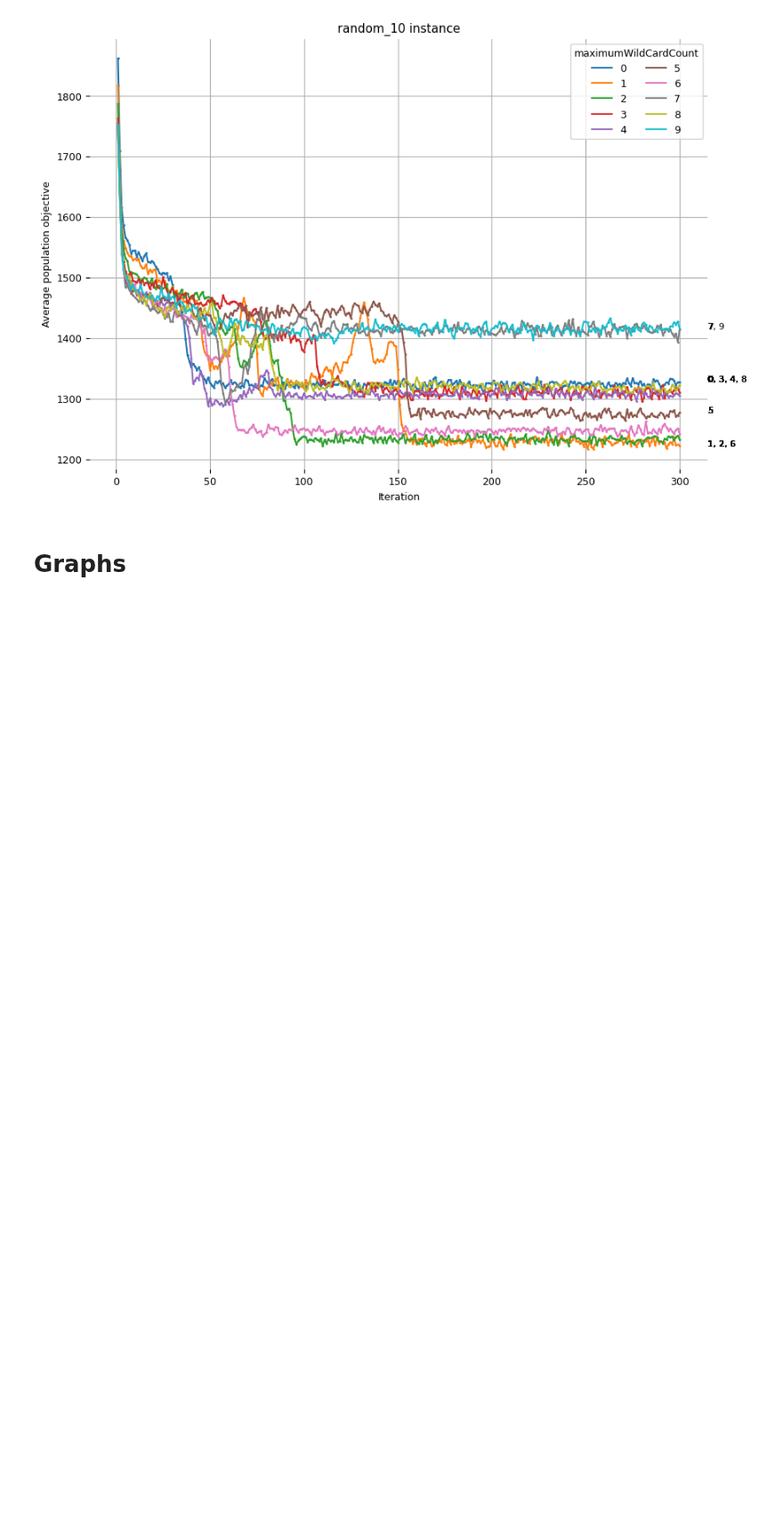
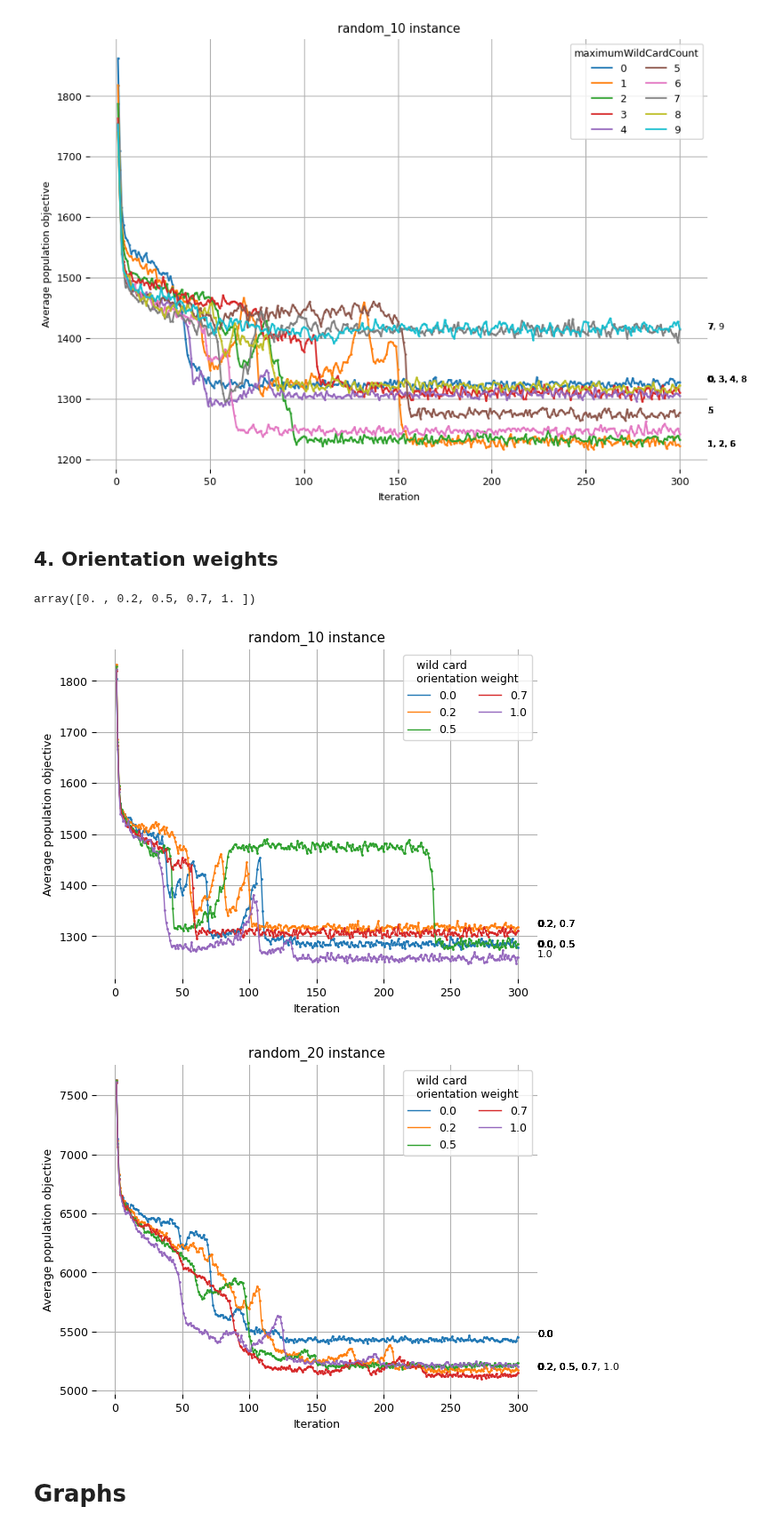
Before and after one commit to TaIos/master-thesis, a Jupyter notebook: src/notebooks/graphs.ipynb, the cells around one changed output. Shown at 89% size. Cells and saved outputs as stored; diff of their text form; code cells hidden in the pictures; blank space fills up the shorter version.

```diff
--- a/src/notebooks/graphs.ipynb
+++ b/src/notebooks/graphs.ipynb
@@ -118,11 +118,14 @@ class GaResult:
             hallOfFame=list(map(HallOfFameRecord.create, json['hallOfFame']['records'])))
 
 class GaParameters:
-    def __init__(self, maxNumberOfIter: int, populationSize: int, maximumWildCardCount: int, geneticAlgorithm: str, mate: str, mutate: str, select: str):
+    def __init__(self, maxNumberOfIter: int, populationSize: int, maximumWildCardCount: int, geneticAlgorithm: str, orientationWeights: List, populationDivisionCounts: dict, initialPopulationDivisionCounts: dict, mate: str, mutate: str, select: str):
         self.maxNumberOfIter = maxNumberOfIter
         self.populationSize = populationSize
         self.maximumWildCardCount = maximumWildCardCount
         self.geneticAlgorithm = geneticAlgorithm
+        self.orientationWeights = orientationWeights
+        self.populationDivisionCounts = populationDivisionCounts
+        self.initialPopulationDivisionCounts = initialPopulationDivisionCounts
         self.mate = mate
         self.mutate = mutate
         self.select = select
@@ -134,6 +137,9 @@ class GaParameters:
             populationSize=int(json['populationSize']),
             maximumWildCardCount=int(json['maximumWildCardCount']),
             geneticAlgorithm=json['geneticAlgorithm'],
+            orientationWeights=json['orientationWeights'],
+            populationDivisionCounts=json['populationDivisionCounts'],
+            initialPopulationDivisionCounts=json['initialPopulationDivisionCounts'],
             mate=json['mate'],
             mutate=json['mutate'],
             select=json['select'])
@@ -518,6 +527,32 @@ for name in dfWild.name.unique():
     plt.show()
 # %% [output]
 [figure]
+# %% [markdown]
+## 4. Orientation weights
+# %%
+r = loadComputationResultBatch('./out_hyperparameters/orientation_weights', addName=True, addInstanceSize=True)
+dfWeights = compResToDf(r)
+dfWeights['orientationWeightWildcard'] = dfWeights.orientationWeights.apply(lambda x: x[-1])
+# %%
+dfWeights.orientationWeightWildcard.unique()
+# %% [output]
+array([0. , 0.2, 0.5, 0.7, 1. ])
+# %%
+turnSpinesOff()
+plt.rcParams.update({'font.size': 9})
+dfWeightsTS = dfWeights.groupby([dfWeights.name, dfWeights.orientationWeightWildcard])['avgObjTS'].mean()
+
+for name in dfWeights.name.unique():
+    # plt.figure(figsize=(10,7))
+    for orientationWeightWildcard in dfWeights.orientationWeightWildcard.unique():
+        ts = dfWeightsTS[name, orientationWeightWildcard]
+        plotter(x=range(1, len(ts)+1)[:300], y=ts[:300], label=orientationWeightWildcard, title=f'{name} instance', legendTitle='wild card\norientation weight', scatterDotSize=1,
+               fontsize=9, xlabel='Iteration', ylabel='Average population objective', ncol=2, annotateEndOfLines=True,annotateEndOfLinesPenalization=100)
+    plt.savefig(f'figures2/orientation_weights_{name}.pdf')
+    plt.show()
+# %% [output]
+[figure, added]
+[figure, added]
 # %% [markdown]
 # Graphs
 # %% [markdown]
```
Also changed, not shown: parts of 4 cells of this notebook, 13 other files.
